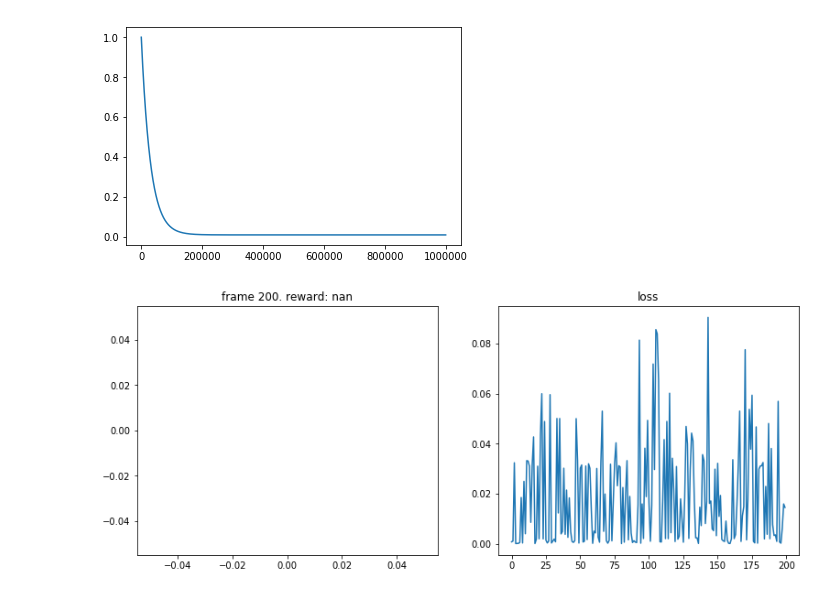
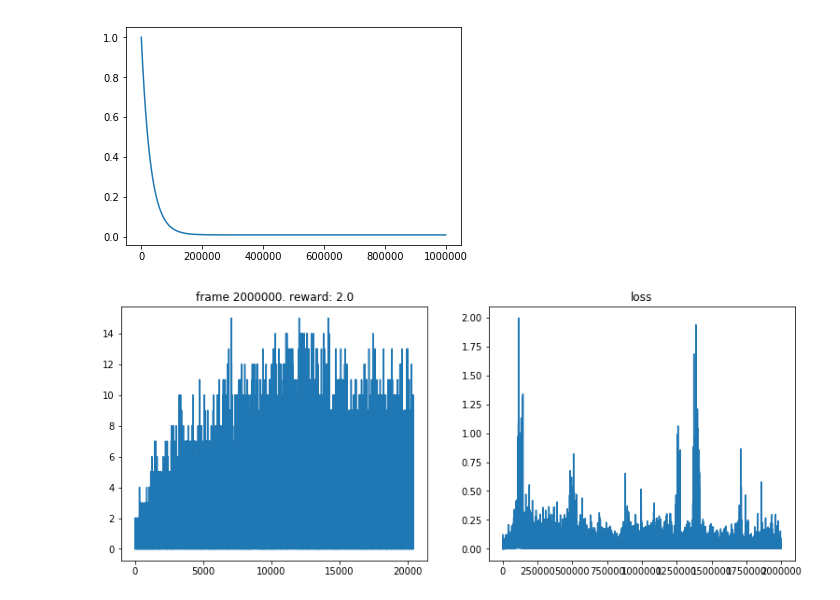
Before and after one commit to mannerslee/MachineLearningPythonStudy, a Jupyter notebook: DeepRL/Double dqn.ipynb, the cells around one changed output. Cells and saved outputs as stored; diff of their text form; code cells hidden in the pictures.

```diff
--- a/DeepRL/Double dqn.ipynb
+++ b/DeepRL/Double dqn.ipynb
@@ -110,7 +62,10 @@ replay_buffer = ReplayBuffer(1000)
 <h3>Synchronize current policy net and target net</h3>
 # %%
+# PATH to save  parameters
+PATH = "ataris_breakout.pt"
 def update_target(current_model, target_model):
     target_model.load_state_dict(current_model.state_dict())
+    torch.save(current_model.state_dict(), PATH)
 # %%
 update_target(current_model, target_model)
 # %% [markdown]
@@ -156,35 +108,0 @@ def plot(frame_idx, rewards, losses):
-# %%
-num_frames = 100*1000
-batch_size = 32
-gamma      = 0.99
-
-losses = []
-all_rewards = []
-episode_reward = 0
-
-state = env.reset()
-for frame_idx in range(1, num_frames + 1):
-    epsilon = epsilon_by_frame(frame_idx)
-    action = current_model.act(state, epsilon)
-
-
-    next_state, reward, done, _ = env.step(action)
-    replay_buffer.push(state, action, reward, next_state, done)
-
-    state = next_state
-    episode_reward += reward
-
-    if done:
-        state = env.reset()
-        all_rewards.append(episode_reward)
-        episode_reward = 0
-
-    if len(replay_buffer) > batch_size:
-        loss = compute_td_loss(batch_size)
-        losses.append(loss.item())
-
-    if frame_idx % 200 == 0:
-        plot(frame_idx, all_rewards, losses)
-
-    if frame_idx % 100 == 0:
-        update_target(current_model, target_model)
@@ -199,5 +376,5 @@ from common.wrappers import make_atari, wrap_deepmind, wrap_pytorch
 # %%
-env_id = "PongNoFrameskip-v4"
+env_id = "BreakoutNoFrameskip-v4"
 env    = make_atari(env_id)
 env    = wrap_deepmind(env)
 env    = wrap_pytorch(env)
@@ -274,38 +451,38 @@ plt.plot([epsilon_by_frame(i) for i in range(1000000)])
 [<matplotlib.lines.Line2D at 0x...>]
 [figure]
 # %%
-num_frames = 1000000
+num_frames = 2000* 1000
 batch_size = 32
 gamma      = 0.99
 
 losses = []
 all_rewards = []
 episode_reward = 0
 
 state = env.reset()
 for frame_idx in range(1, num_frames + 1):
     epsilon = epsilon_by_frame(frame_idx)
     action = current_model.act(state, epsilon)
 
     next_state, reward, done, _ = env.step(action)
     replay_buffer.push(state, action, reward, next_state, done)
 
     state = next_state
     episode_reward += reward
 
     if done:
         state = env.reset()
         all_rewards.append(episode_reward)
         episode_reward = 0
 
     if len(replay_buffer) > replay_initial:
         loss = compute_td_loss(batch_size)
         losses.append(loss.data.item())
 
-    if frame_idx % 100 == 0:
+    if frame_idx % 1000 == 0:
         plot(frame_idx, all_rewards, losses)
 
     if frame_idx % 1000 == 0:
         update_target(current_model, target_model)
 # %% [output]
-[figure, old version]
+[figure, new version]
```
Also changed, not shown: parts of 11 cells of this notebook, 6 other files.
